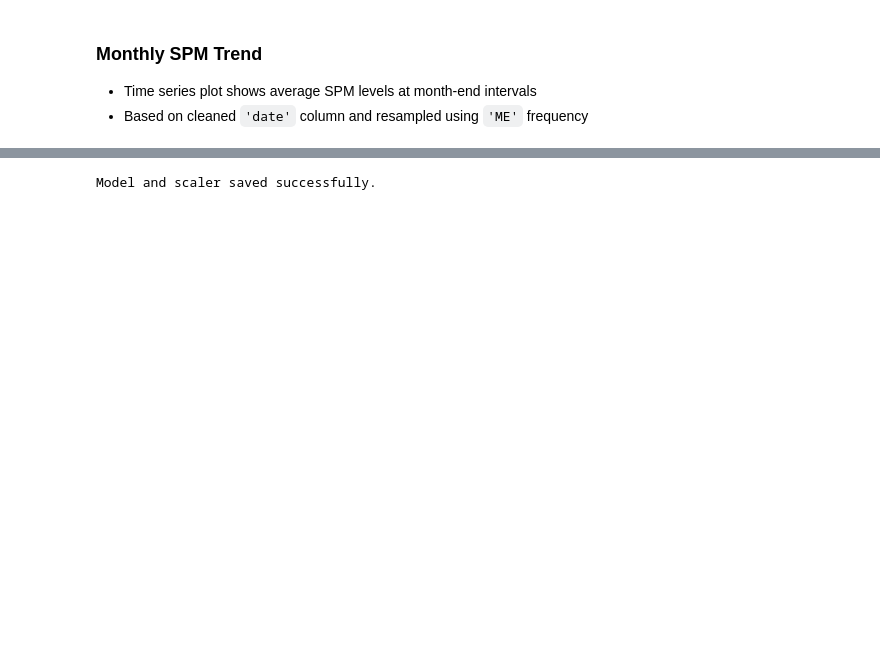
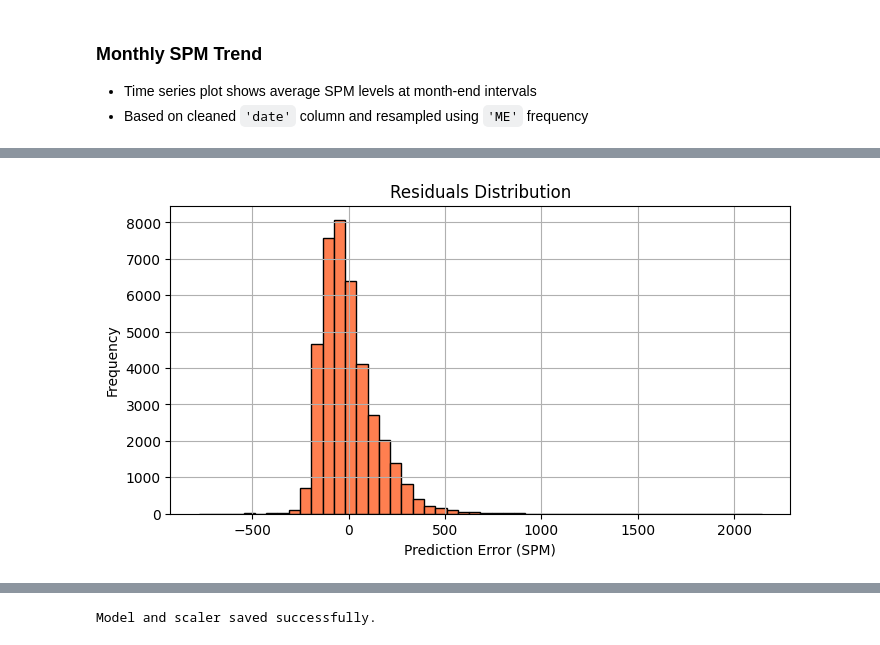
Before and after one commit to rajghosh06-dev/Pollution-Drift-Predictor, a Jupyter notebook: WEEK2/notebooks/week2_model_training.ipynb, the cells around one changed output, grey strips where cells are left out. Cells and saved outputs as stored; diff of their text form; code cells hidden in the pictures; blank space fills up the shorter version.

```diff
--- a/WEEK2/notebooks/week2_model_training.ipynb
+++ b/WEEK2/notebooks/week2_model_training.ipynb
@@ -237,0 +250,12 @@ Custom Accuracy    : 12.96%
+# %%
+# Residuals Histogram
+residuals = y_test - y_pred
+plt.figure(figsize=(8, 4))
+plt.hist(residuals, bins=50, color='coral', edgecolor='black')
+plt.title("Residuals Distribution")
+plt.xlabel("Prediction Error (SPM)")
+plt.ylabel("Frequency")
+plt.grid(True)
+plt.show()
+# %% [output]
+[figure, added]
```
Also changed, not shown: parts of 11 cells of this notebook.
